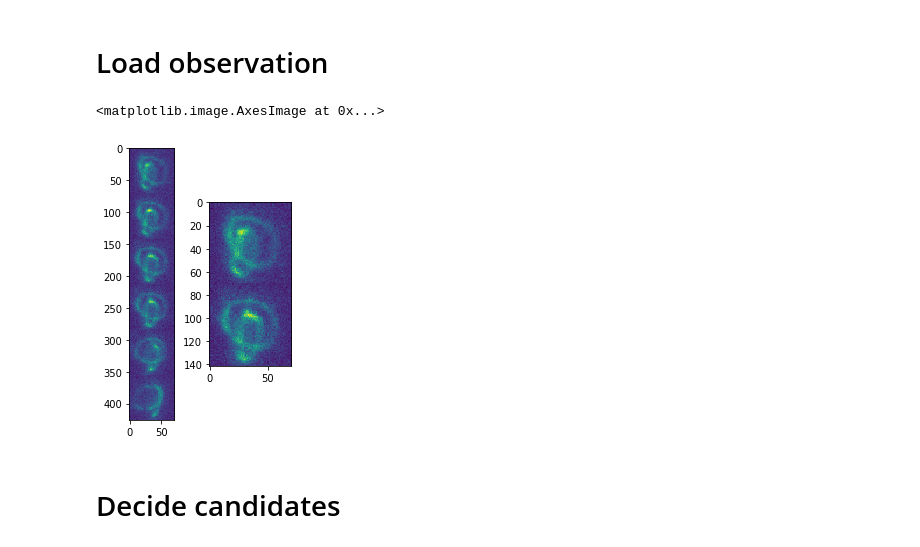
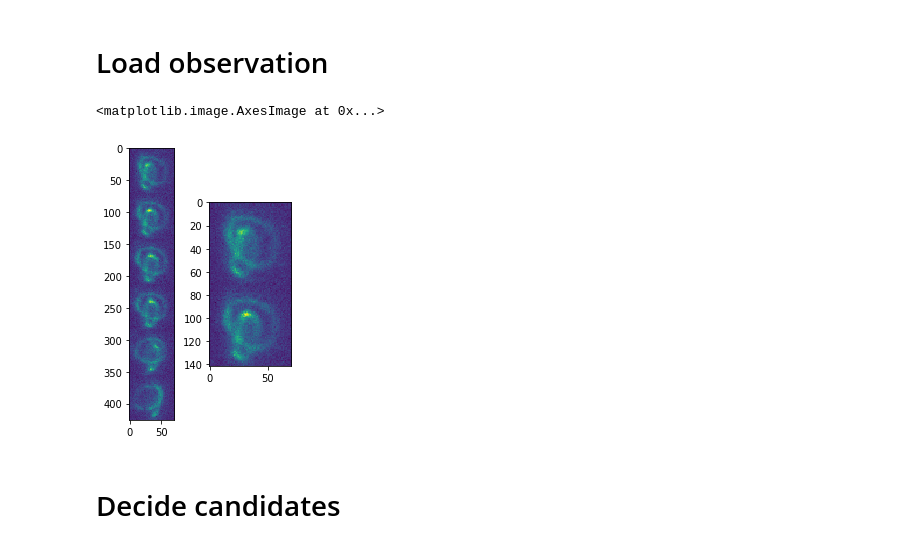
Before and after one commit to xiyuyi/PyPRIS, a Jupyter notebook: PyPRIS_notebooks/Demo_biplane_lasso-PRIS-LinBreg.ipynb, the cells around one changed output. Drawn from its saved outputs; the diff is of its cells as text; code cells hidden in the pictures.

```diff
--- a/PyPRIS_notebooks/Demo_biplane_lasso-PRIS-LinBreg.ipynb
+++ b/PyPRIS_notebooks/Demo_biplane_lasso-PRIS-LinBreg.ipynb
@@ -30,21 +30,22 @@ psf = io.imread(dpath)
 # %%
 # load observation
 data_path = './test_data';
 f = 'obsStack.tif';
 fov = io.imread(data_path + '/' + f)
 fov.shape
 plt.figure(figsize=(5,5));
 plt.subplot(131)
 plt.imshow(fov[[1,3,5,6,10,15],:,:].reshape(6*fov.shape[1],fov.shape[2]))
 blur1 = fov[1,:,:];
-blur2 = fov[5,:,:];
+blur2 = fov[3,:,:];
+#100 nm step interval so there is a 200 nm separation. 8 layer separation between psf steps.
 
 blur = np.concatenate([blur1, blur2]).reshape(2*71,71);
 plt.subplot(132)
 plt.imshow(blur)
 # %% [output]
 <matplotlib.image.AxesImage at 0x...>
-[figure, old version]
+[figure, new version]
 # %% [markdown]
 # Decide candidates
 # %%
```
Also changed, not shown: parts of 4 cells of this notebook, 2 other files.
